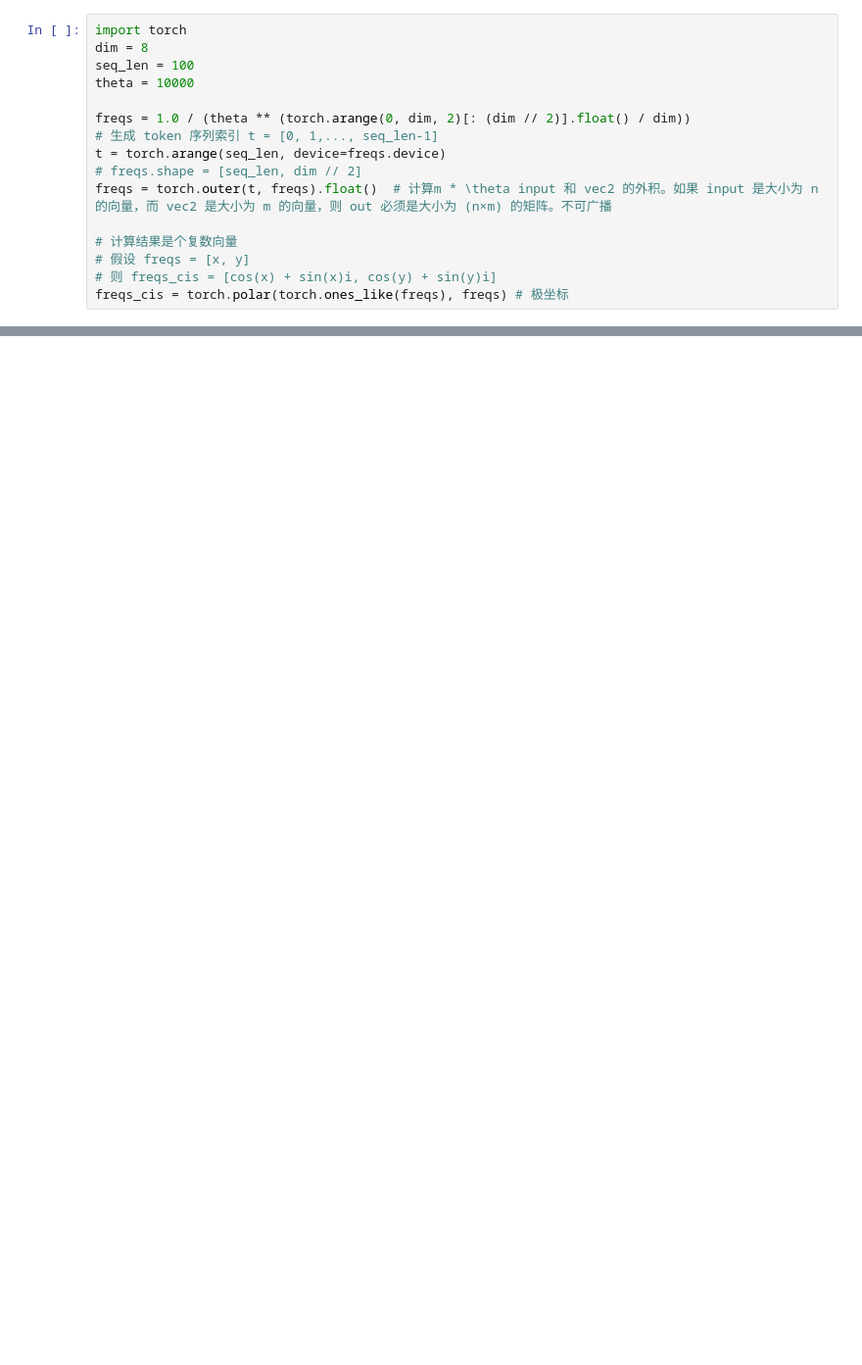
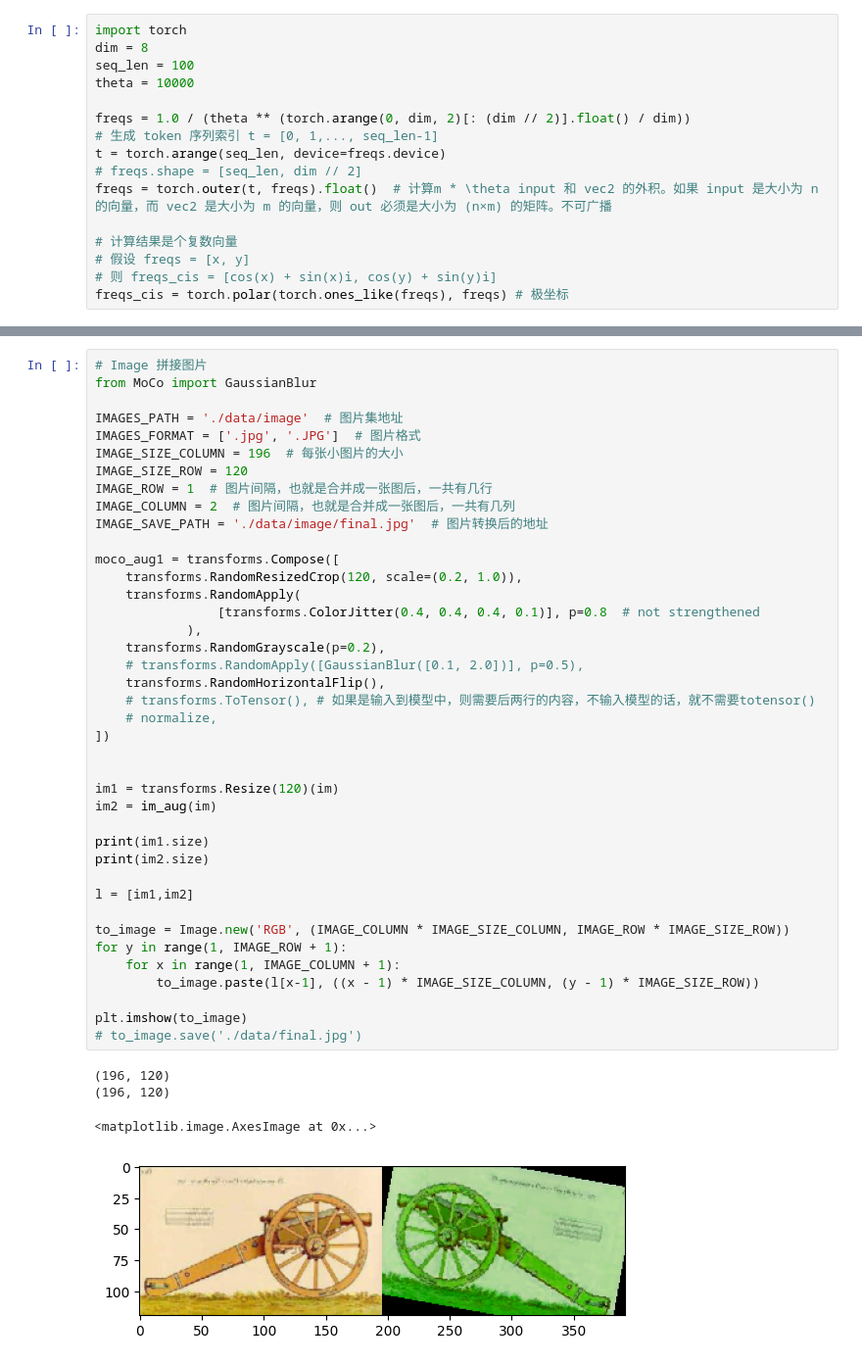
Before and after one commit to Cesilina/TryAndLearn, a Jupyter notebook: try.ipynb, the cells around one changed output, grey strips where cells are left out. Shown at 98% size. Saved outputs shown, nothing was run; the diff lists cells and outputs as text; blank space fills up the shorter version.

```diff
--- a/try.ipynb
+++ b/try.ipynb
@@ -131,0 +129,45 @@ tensor([[[0.5971,   -inf,   -inf,  ...,   -inf,   -inf,   -inf],
+# %%
+# Image 拼接图片
+from MoCo import GaussianBlur
+
+IMAGES_PATH = './data/image'  # 图片集地址
+IMAGES_FORMAT = ['.jpg', '.JPG']  # 图片格式
+IMAGE_SIZE_COLUMN = 196  # 每张小图片的大小
+IMAGE_SIZE_ROW = 120
+IMAGE_ROW = 1  # 图片间隔，也就是合并成一张图后，一共有几行
+IMAGE_COLUMN = 2  # 图片间隔，也就是合并成一张图后，一共有几列
+IMAGE_SAVE_PATH = './data/image/final.jpg'  # 图片转换后的地址
+
+moco_aug1 = transforms.Compose([
+    transforms.RandomResizedCrop(120, scale=(0.2, 1.0)),
+    transforms.RandomApply(
+                [transforms.ColorJitter(0.4, 0.4, 0.4, 0.1)], p=0.8  # not strengthened
+            ),
+    transforms.RandomGrayscale(p=0.2),
+    # transforms.RandomApply([GaussianBlur([0.1, 2.0])], p=0.5),
+    transforms.RandomHorizontalFlip(),
+    # transforms.ToTensor(), # 如果是输入到模型中，则需要后两行的内容，不输入模型的话，就不需要totensor()
+    # normalize,
+])
+
+
+im1 = transforms.Resize(120)(im)
+im2 = im_aug(im)
+
+print(im1.size)
+print(im2.size)
+
+l = [im1,im2]
+
+to_image = Image.new('RGB', (IMAGE_COLUMN * IMAGE_SIZE_COLUMN, IMAGE_ROW * IMAGE_SIZE_ROW))
+for y in range(1, IMAGE_ROW + 1):
+    for x in range(1, IMAGE_COLUMN + 1):
+        to_image.paste(l[x-1], ((x - 1) * IMAGE_SIZE_COLUMN, (y - 1) * IMAGE_SIZE_ROW))
+
+plt.imshow(to_image)
+# to_image.save('./data/final.jpg')
+# %% [output]
+(196, 120)
+(196, 120)
+<matplotlib.image.AxesImage at 0x...>
+[figure, added]
```
Also changed, not shown: parts of 9 cells of this notebook, 7 other files.
